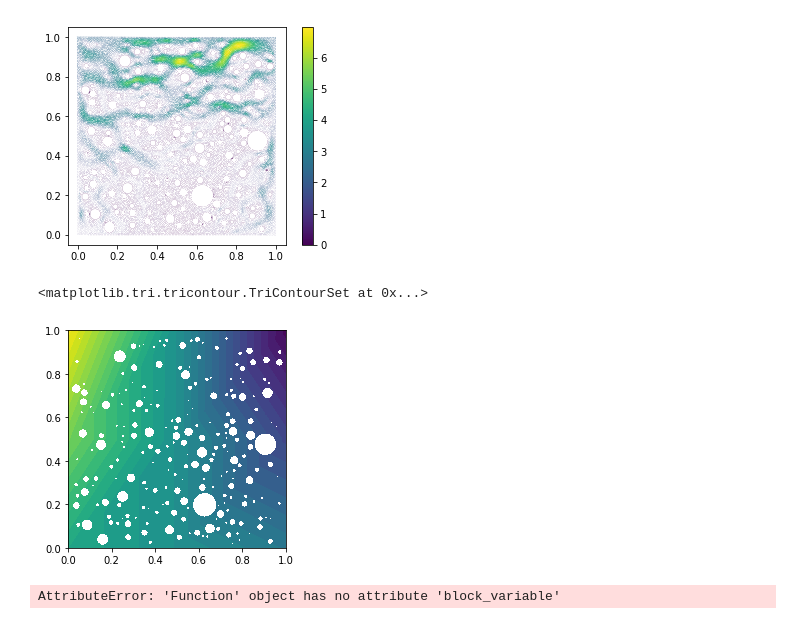
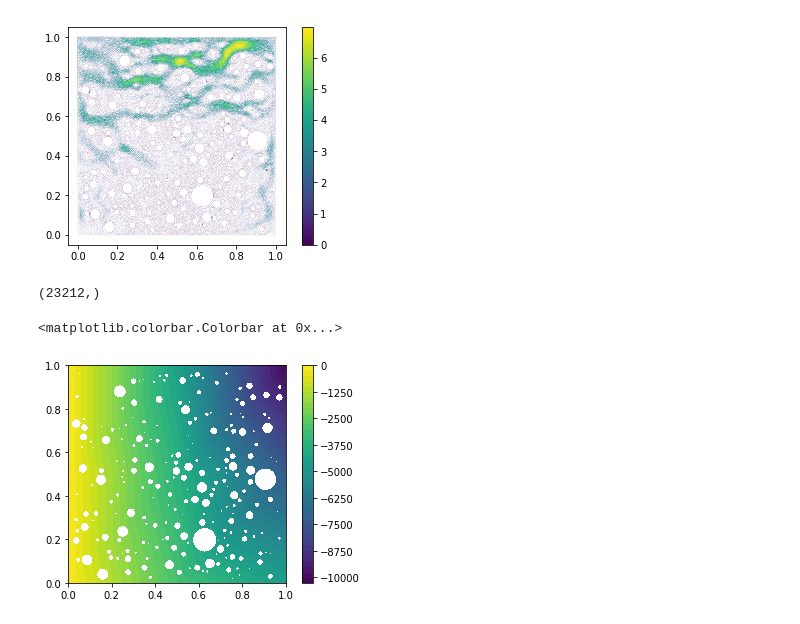
Before and after one commit to congri/stokesROM, a Jupyter notebook: pyadj_stokes.ipynb, the cells around one changed output. Cells and saved outputs as stored; diff of their text form; code cells hidden in the pictures.

```diff
--- a/pyadj_stokes.ipynb
+++ b/pyadj_stokes.ipynb
@@ -381,20 +411,13 @@ plt.colorbar(pvn)
 # %% [output]
 <matplotlib.colorbar.Colorbar at 0x...>
 [figure]
-# %%
-_, p_n = stokesData.solution[0].split(deepcopy=True)
-u_f_interp = dfa.interpolate(u_c, p_n.function_space())
-df.plot(u_f_interp)
-# %% [output]
-<matplotlib.tri.tricontour.TriContourSet at 0x...>
-[figure, removed]
-# %%
-pFineFunSpace = df.FunctionSpace(stokesData.mesh[0], 'CG', 1)
-#lg_p = rom.log_p_cf(u_f_interp, p_n)
-dx = df.Measure('dx', p_n.function_space())
-Sinv = dfa.Expression('0.001', degree=2)
-#lg_p = .5 * dfa.assemble(df.ln(Sinv) * dx) - .5 * dfa.assemble(Sinv * (p_n - u_f_interp)**2 * df.dx)
-lg_p = .5 * dfa.assemble(df.ln(Sinv) * dx) - .5 * dfa.assemble(Sinv * (p_n - u_f_interp)**2 * df.dx)
-print('lg_p = ', lg_p)
-# %% [output]
-AttributeError: 'Function' object has no attribute 'block_variable'
+# %%
+pFineFunSpace = df.FunctionSpace(stokesData.mesh[0], 'CG', 1)
+u_f_interp = dfa.interpolate(u_c, pFineFunSpace)
+puin = df.plot(u_f_interp)
+print(u_f_interp.vector().get_local().shape)
+plt.colorbar(puin)
+# %% [output]
+(23212,)
+<matplotlib.colorbar.Colorbar at 0x...>
+[figure, added]
```
Also changed, not shown: parts of 12 cells of this notebook, 11 other files.
